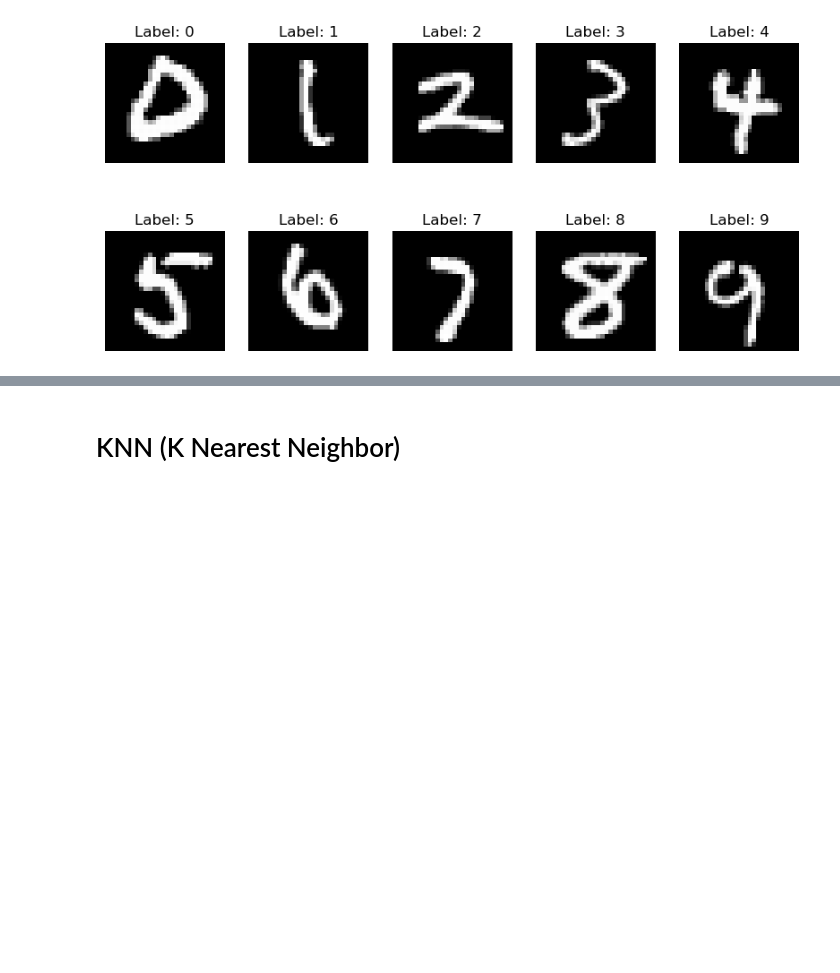
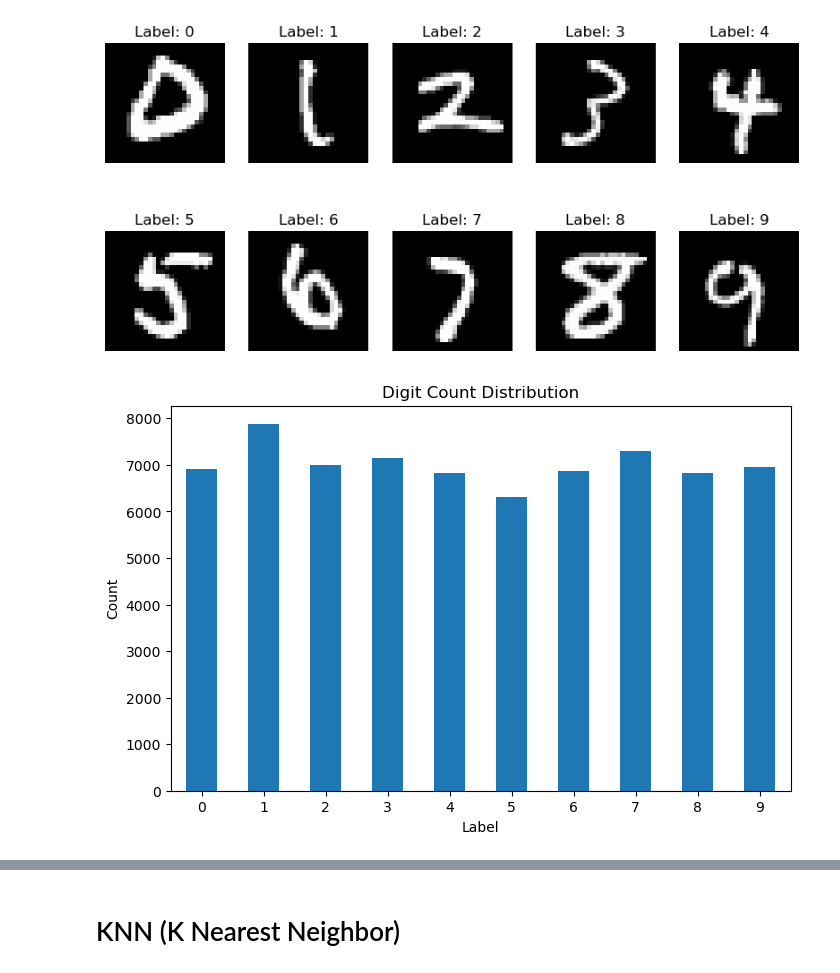
Before and after one commit to apparatusone/mnist-ml-basics, a Jupyter notebook: project.ipynb, the cells around one changed output, grey strips where cells are left out. Cells and saved outputs as stored; diff of their text form; code cells hidden in the pictures; blank space fills up the shorter version.

```diff
--- a/project.ipynb
+++ b/project.ipynb
@@ -46,3 +48,15 @@ for i in range(len(numbers)):
 plt.show()
 # %% [output]
 [figure]
+# %%
+label_counts = df['label'].value_counts().sort_index()
+
+plt.figure(figsize=(8, 5))
+label_counts.plot(kind='bar')
+plt.xlabel('Label')
+plt.ylabel('Count')
+plt.title('Digit Count Distribution')
+plt.xticks(rotation=0)
+plt.show()
+# %% [output]
+[figure, added]
```
Also changed, not shown: parts of 21 cells of this notebook.
